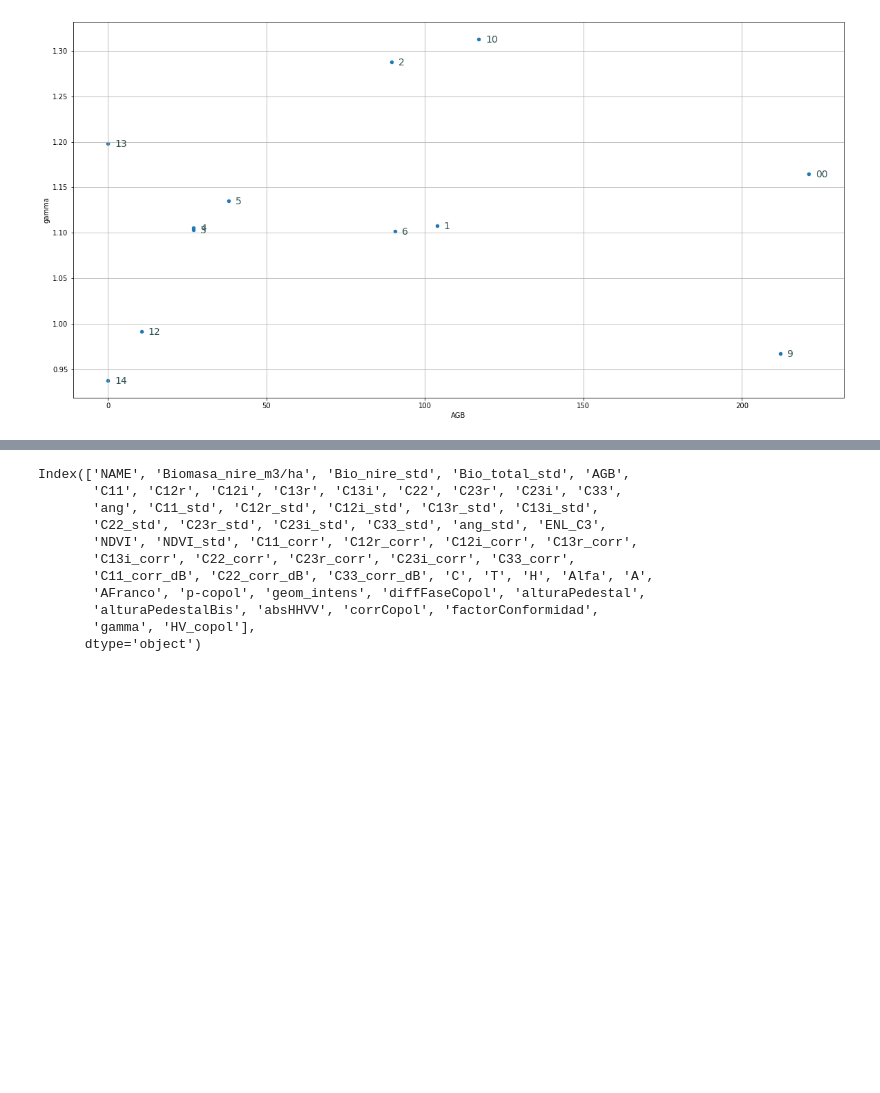
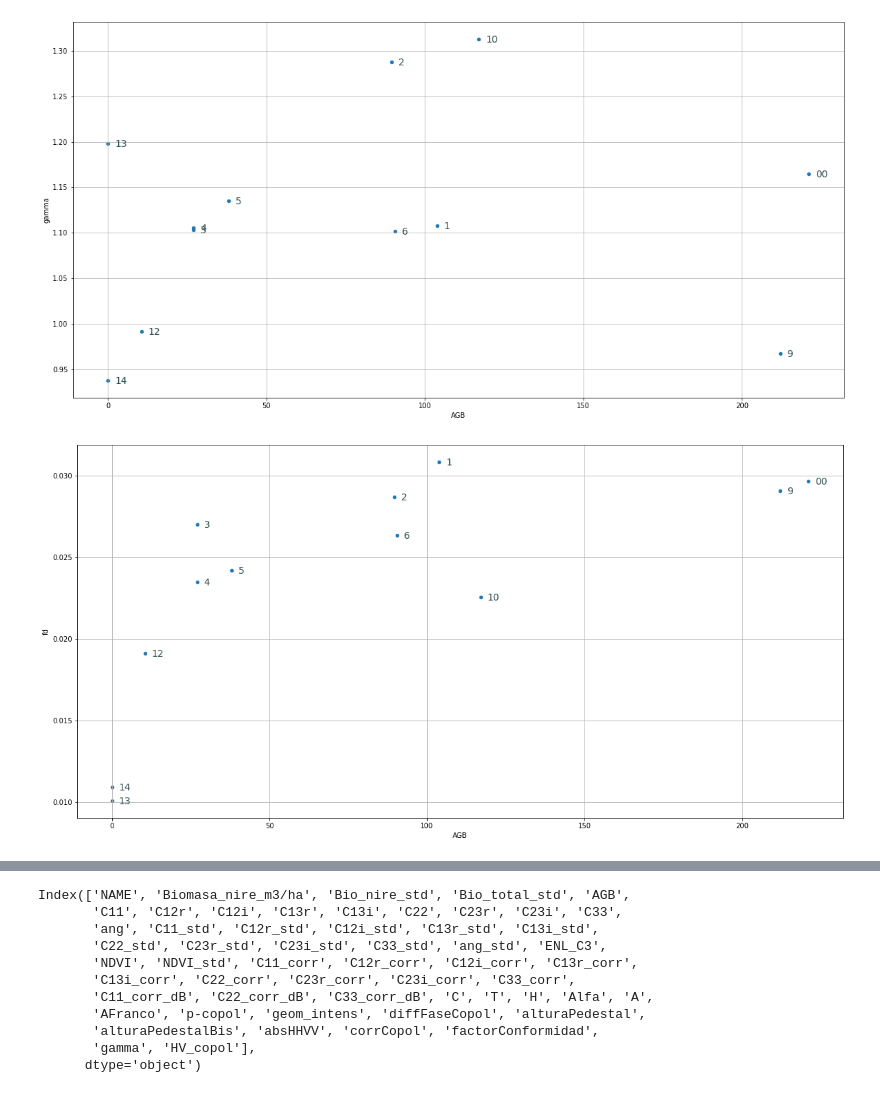
Before and after one commit to verderis/Bosques, a Jupyter notebook: analisisFinal.ipynb, the cells around one changed output, grey strips where cells are left out. Saved outputs shown, nothing was run; the diff lists cells and outputs as text; code cells hidden in the pictures; blank space fills up the shorter version.

```diff
--- a/analisisFinal.ipynb
+++ b/analisisFinal.ipynb
@@ -787,6 +855,7 @@ dataSAOCOM['corrCopol'] = dataSAOCOM['C'].apply(lambda row: corrCopol(row))
 dataSAOCOM['factorConformidad'] = dataSAOCOM['C'].apply(lambda row: factorConformidad(row))
 dataSAOCOM['gamma'] = dataSAOCOM['C'].apply(lambda row: gamma(row))
 dataSAOCOM['HV_copol'] = dataSAOCOM['C'].apply(lambda row: HV_copol(row))
+dataSAOCOM['F-D'] = dataSAOCOM['C'].apply(lambda row: caca(row))
 # %%
 dataSAOCOM[['H','Alfa','A']]
 # %% [output]
@@ -803,3 +872,5 @@ dataSAOCOM[['H','Alfa','A']]
 | 9 | 0.546948 | 25.366400 | 0.106872 |
 | 10 | 0.509617 | 22.486298 | 0.149572 |
 | 11 | 0.521500 | 26.552068 | 0.118057 |
+# %%
+dataSAOCOM[['fs', 'fd', 'fv']] = pd.DataFrame(dataSAOCOM['F-D'].tolist(), columns=['fs', 'fd', 'fv'])
@@ -956,0 +1041,4 @@ anotattedScatter(dataSAOCOM, 'AGB', 'gamma')
+# %%
+anotattedScatter(dataSAOCOM, 'AGB', 'fd')
+# %% [output]
+[figure, added]
```
Also changed, not shown: parts of 12 cells of this notebook.
